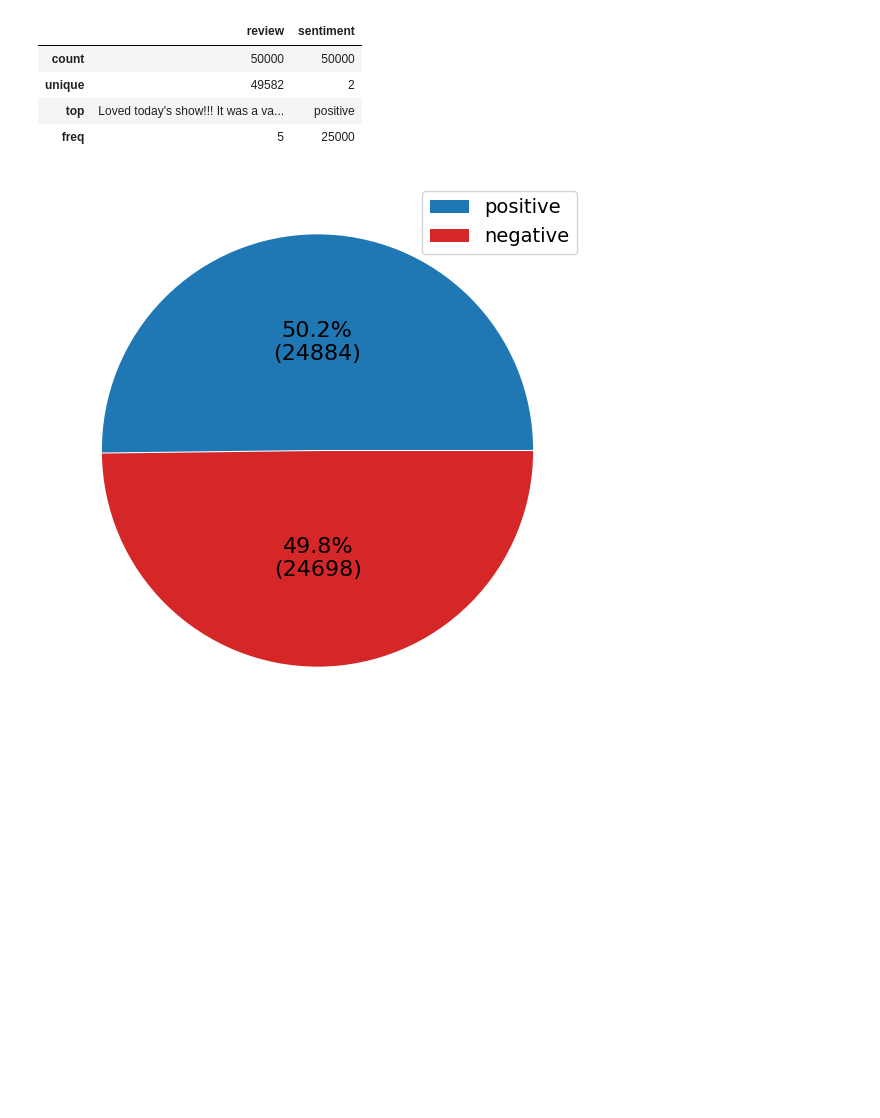
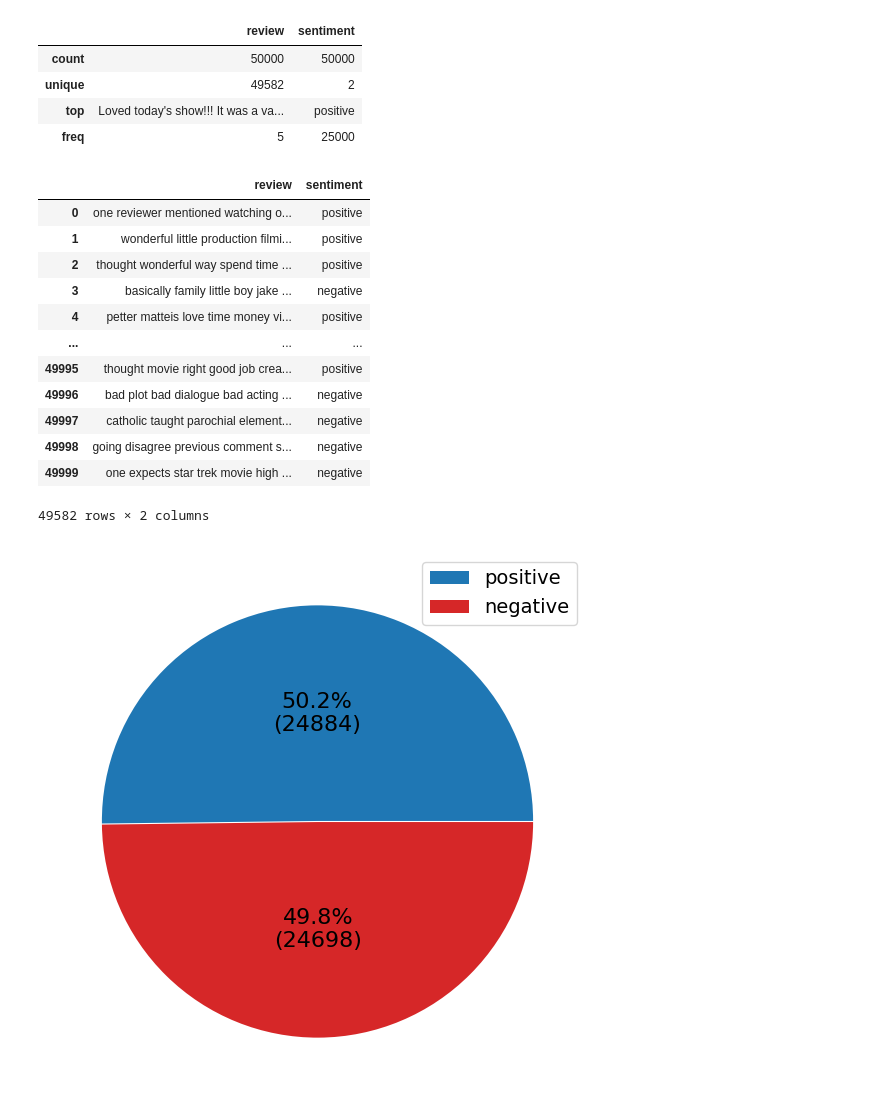
Before and after one commit to DoNotChoke/Sentiment_analysis, a Jupyter notebook: sentiment-analysis.ipynb, the cells around one changed output. Cells and saved outputs as stored; diff of their text form; code cells hidden in the pictures; blank space fills up the shorter version.

Commit message:
sentiment analysis

```diff
--- a/sentiment-analysis.ipynb
+++ b/sentiment-analysis.ipynb
@@ -24,6 +24,22 @@ df.describe()
 df=df.drop_duplicates()
 # %%
 df['review']= df['review'].apply(text_preprocessing.preprocess_text)
+# %%
+df
+# %% [output]
+|  | review | sentiment |
+| 0 | one reviewer mentioned watching o... | positive |
+| 1 | wonderful little production filmi... | positive |
+| 2 | thought wonderful way spend time ... | positive |
+| 3 | basically family little boy jake ... | negative |
+| 4 | petter matteis love time money vi... | positive |
+| ... | ... | ... |
+| 49995 | thought movie right good job crea... | positive |
+| 49996 | bad plot bad dialogue bad acting ... | negative |
+| 49997 | catholic taught parochial element... | negative |
+| 49998 | going disagree previous comment s... | negative |
+| 49999 | one expects star trek movie high ... | negative |
+49582 rows × 2 columns
 # %%
 import numpy as np
 import seaborn as sns
```
Also changed, not shown: parts of 6 cells of this notebook.
